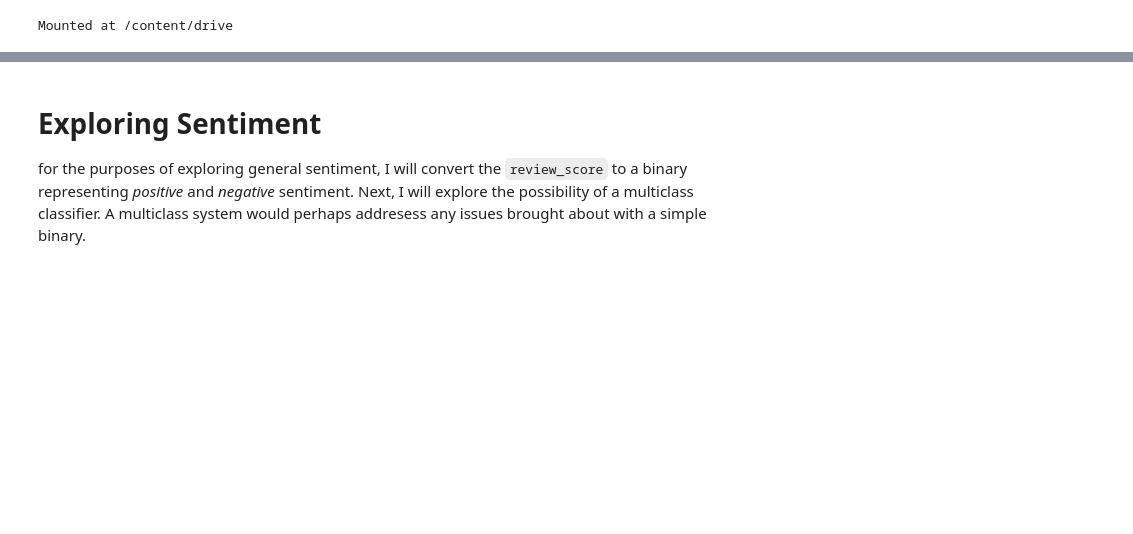
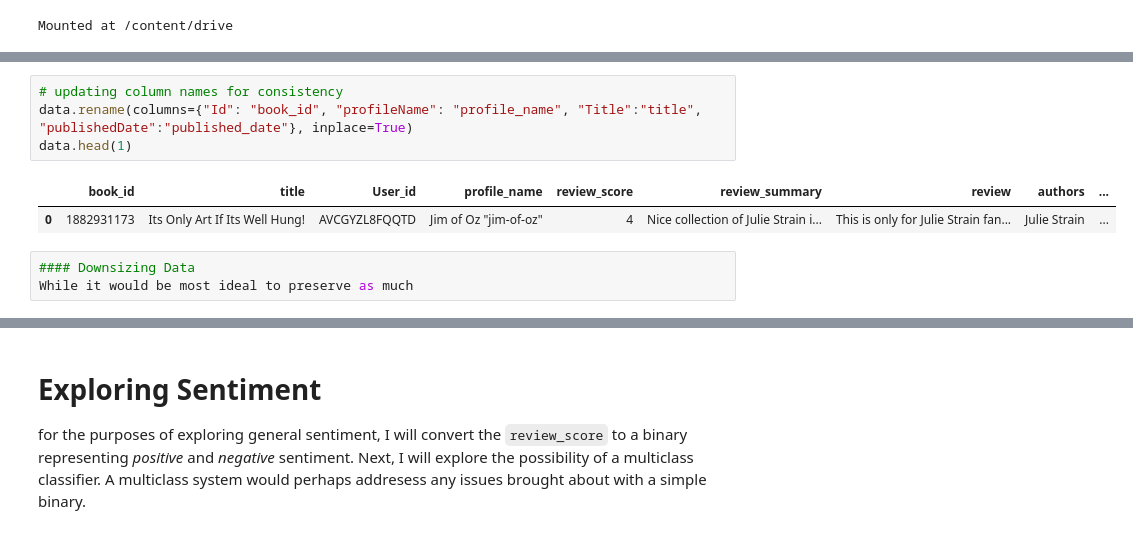
Before and after one commit to sruiz1896/book_rating_predictor, a Jupyter notebook: Notebooks/Text_Data_Analysis.ipynb, the cells around one changed output, grey strips where cells are left out. Cells and saved outputs as stored; diff of their text form; blank space fills up the shorter version.

```diff
--- a/Notebooks/Text_Data_Analysis.ipynb
+++ b/Notebooks/Text_Data_Analysis.ipynb
@@ -65,0 +66,10 @@ data.shape
+# %%
+# updating column names for consistency
+data.rename(columns={"Id": "book_id", "profileName": "profile_name", "Title":"title", "publishedDate":"published_date"}, inplace=True)
+data.head(1)
+# %% [output]
+|  | book_id | title | User_id | profile_name | review_score | review_summary | review | authors | ... |
+| 0 | 1882931173 | Its Only Art If Its Well Hung! | AVCGYZL8FQQTD | Jim of Oz "jim-of-oz" | 4 | Nice collection of Julie Strain i... | This is only for Julie Strain fan... | Julie Strain | ... |
+# %%
+#### Downsizing Data
+While it would be most ideal to preserve as much
```
Also changed, not shown: parts of 2 cells of this notebook.
